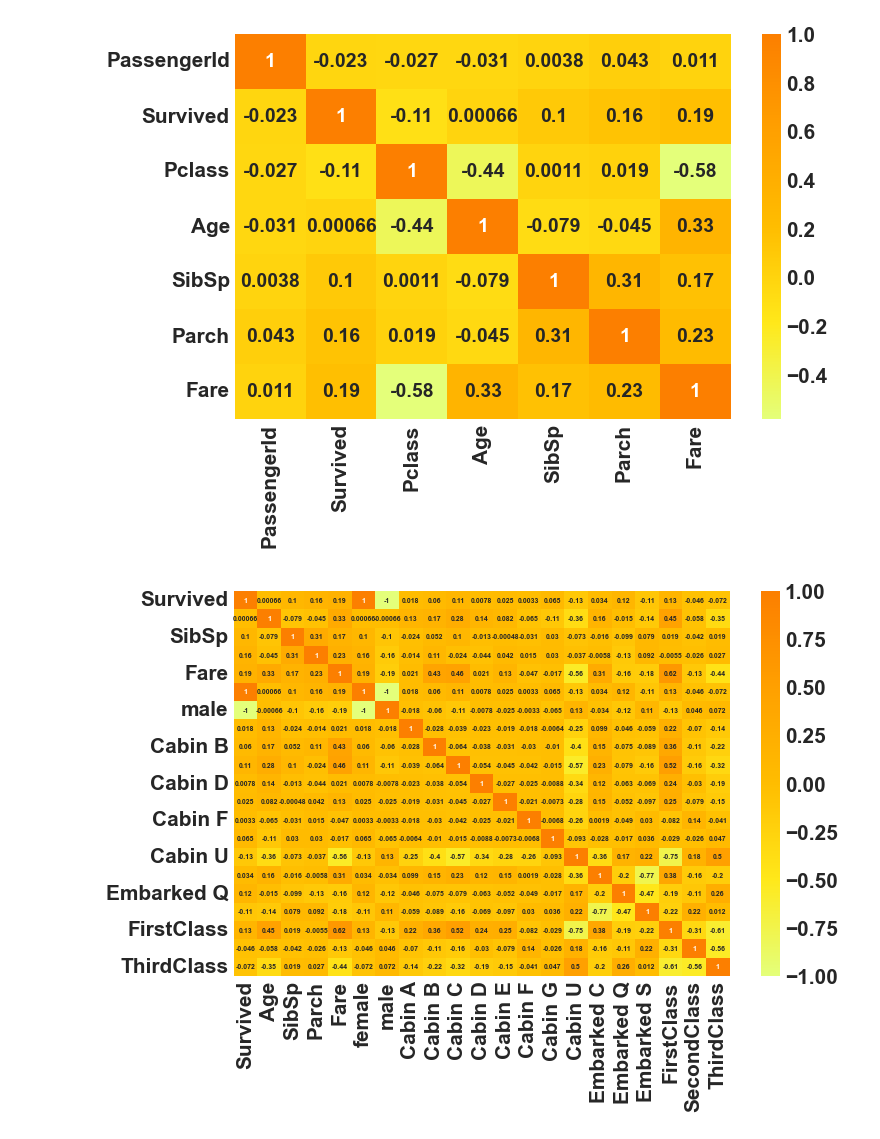
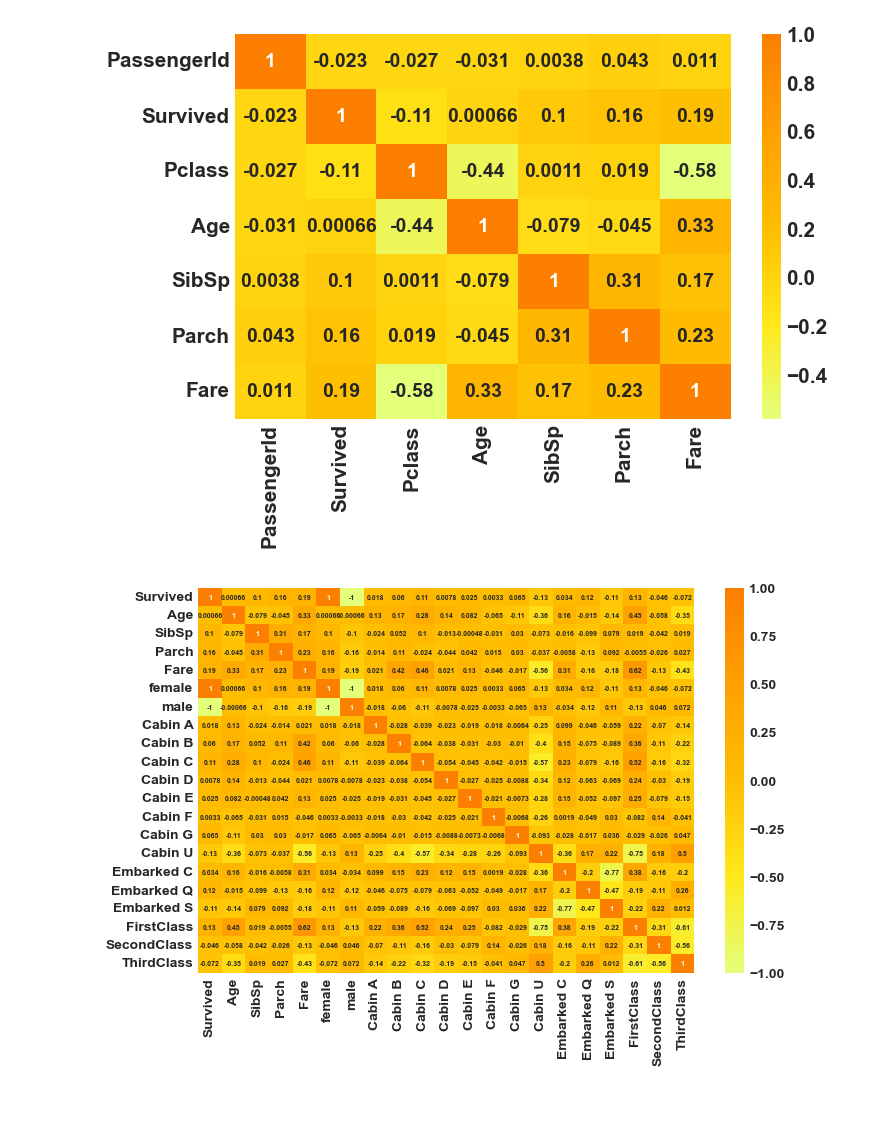
Before and after one commit to RobinGoldwing/golden-ML-titanic, a Jupyter notebook: Titanic-BinaryClas-Ruben.ipynb, the cells around one changed output. Drawn from its saved outputs; the diff is of its cells as text; code cells hidden in the pictures; blank space fills up the shorter version.

```diff
--- a/Titanic-BinaryClas-Ruben.ipynb
+++ b/Titanic-BinaryClas-Ruben.ipynb
@@ -182,0 +387,3 @@ Después de los cambios, el número de los NaN en la columna 'age' es de :  0
+# %%
+# Eliminación de la columna "Name"
+titanic.drop(["Ticket"],axis=1, inplace=True)
@@ -695,9 +868,0 @@ titanic_norm.head()
-# %%
-# Eliminación de la columna "PassegerID"
-titanic_norm.drop(["PassengerId"],axis=1, inplace=True)
-# %%
-# Eliminación de la columna "Name"
-titanic_norm.drop(["Name"],axis=1, inplace=True)
-# %%
-# Eliminación de la columna "Name"
-titanic_norm.drop(["Ticket"],axis=1, inplace=True)
@@ -803,9 +949,20 @@ sns.heatmap(corr, cmap = 'Wistia', annot= True)
 [figure]
 # %%
 corr_norm = titanic_norm.corr()
+
 # Reduciremos el tamaño de fuente para este gráfico (y lo volveremos a dejar como estaba) por el tamaño de celdas
+# tamaño del texto en las etiquetas por defecto
+mpl.rc('axes',  labelsize=10)
+mpl.rc('xtick', labelsize=10)
+mpl.rc('ytick', labelsize=10)
 plt.rcParams['font.size'] =5
+
 sns.heatmap(corr_norm, cmap = 'Wistia', annot= True)
+
+# Volvemos a dejar el tamaño de letras por defecto
+mpl.rc('axes',  labelsize=15)
+mpl.rc('xtick', labelsize=15)
+mpl.rc('ytick', labelsize=15)
 plt.rcParams['font.size'] =14
 # %% [output]
-[figure, old version]
+[figure, new version]
```
Also changed, not shown: parts of 100 cells of this notebook.
